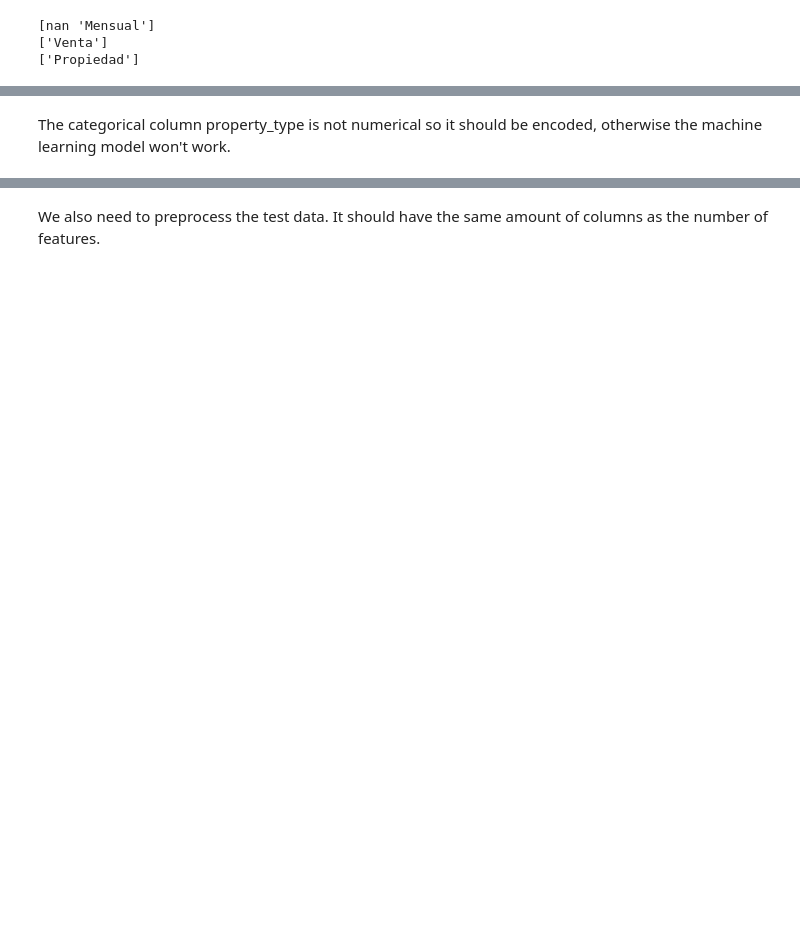
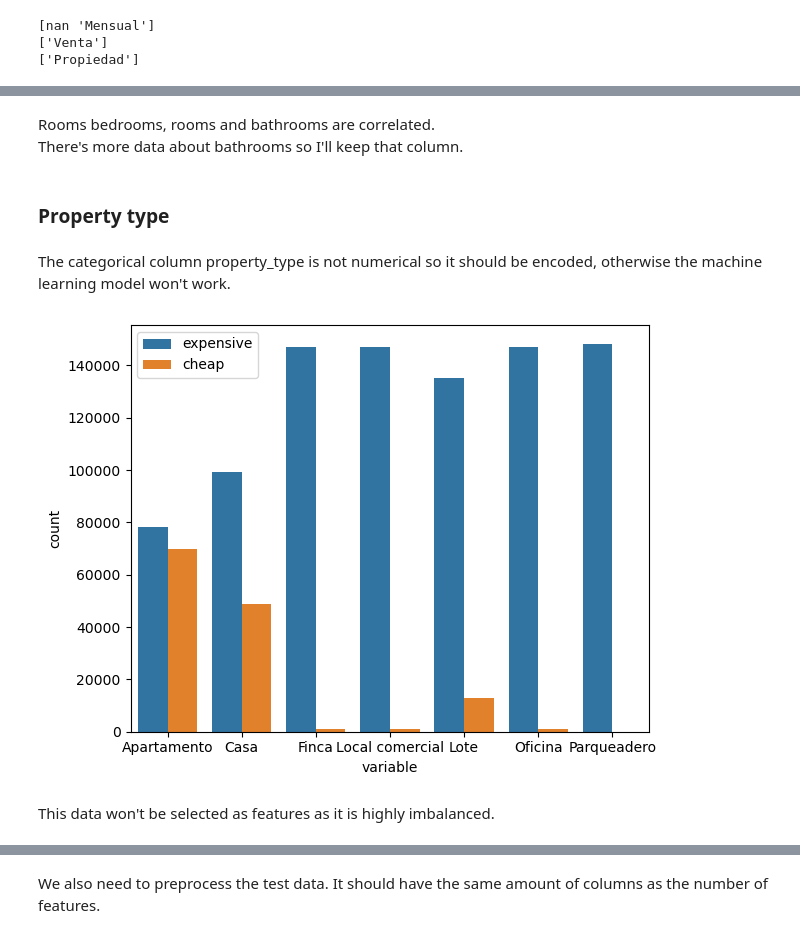
Before and after one commit to julicaro31/JULIA-CARO-DS4-PI_ML, a Jupyter notebook: ML_model.ipynb, the cells around one changed output, grey strips where cells are left out. Cells and saved outputs as stored; diff of their text form; code cells hidden in the pictures; blank space fills up the shorter version.

```diff
--- a/ML_model.ipynb
+++ b/ML_model.ipynb
@@ -120,0 +238,4 @@ The columns 'title' and 'description' won't be used in this analysis.
+# %%
+df_train['rooms_2'] = get_list_numbers('habitaciones',df_train)
+df_train.rooms.fillna(df_train.rooms_2,inplace=True)
+df_train.drop('rooms_2',axis=1,inplace=True)
@@ -120,0 +244,4 @@ The columns 'title' and 'description' won't be used in this analysis.
+# %%
+df_train['bathrooms_2'] = get_list_numbers('baño',df_train)
+df_train.bathrooms.fillna(df_train.bathrooms_2,inplace=True)
+df_train.drop('bathrooms_2',axis=1,inplace=True)
@@ -120,0 +250,4 @@ The columns 'title' and 'description' won't be used in this analysis.
+# %%
+df_train['bedrooms_2'] = get_list_numbers('alcoba',df_train)
+df_train.bedrooms.fillna(df_train.bedrooms_2,inplace=True)
+df_train.drop('bedrooms_2',axis=1,inplace=True)
@@ -128,6 +294,23 @@ See the caveats in the documentation: https://pandas.pydata.org/pandas-docs/stab
+# %% [markdown]
+Rooms bedrooms, rooms and bathrooms are correlated.<br>
+There's more data about bathrooms so I'll keep that column.
+# %%
+df_train.drop(['rooms','bedrooms'],axis=1,inplace=True)
+# %% [markdown]
+### Property type
 # %% [markdown]
 The categorical column property_type is not numerical so it should be encoded, otherwise the machine learning model won't work.
 # %%
 df_dummies = pd.get_dummies(df_train.property_type)
 df_dummies.drop('Otro',axis=1,inplace=True)
+# %%
+dfm = df_dummies.melt()
+ax = sns.countplot(data=dfm, x='variable', hue='value')
+ax.legend(labels=['expensive', 'cheap'])
+plt.tight_layout()
+plt.show()
+# %% [output]
+[figure, added]
+# %% [markdown]
+This data won't be selected as features as it is highly imbalanced.
 # %%
```
Also changed, not shown: parts of 118 cells of this notebook, 2 other files.
